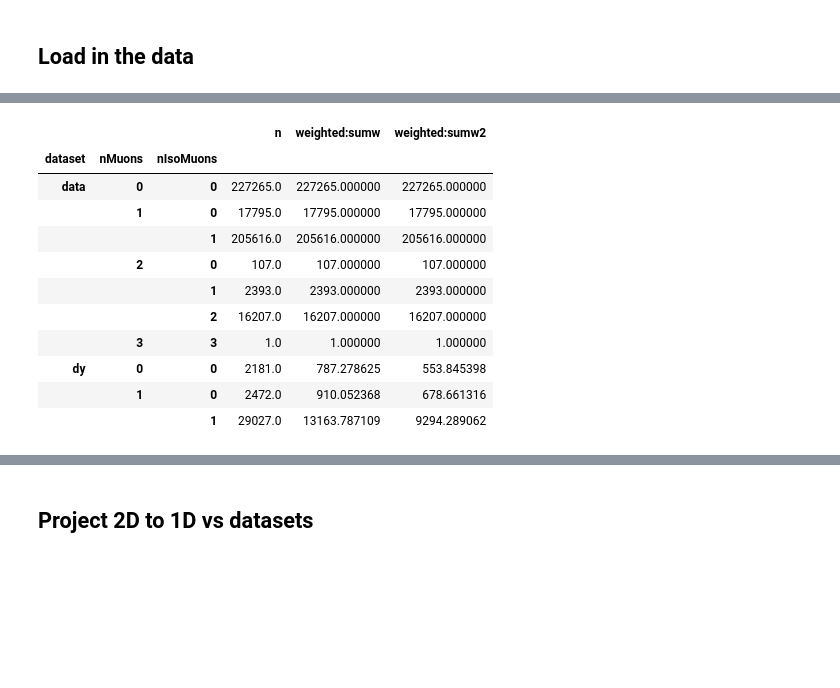
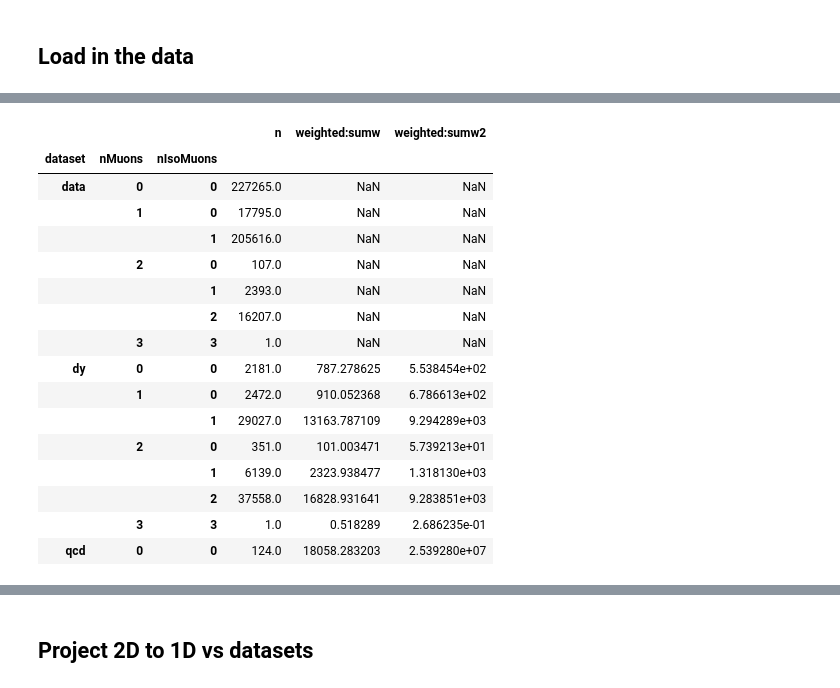
Before and after one commit to FAST-HEP/FAST_cms_public_tutorial, a Jupyter notebook: fast-plotter_plot_results.ipynb, the cells around one changed output, grey strips where cells are left out. Saved outputs shown, nothing was run; the diff lists cells and outputs as text; code cells hidden in the pictures; blank space fills up the shorter version.

```diff
--- a/fast-plotter_plot_results.ipynb
+++ b/fast-plotter_plot_results.ipynb
@@ -32,17 +27,21 @@ dy          1       0          2472.0    910.0523681640625       678.66131591796
 # %%
 muons = fst.read_binned_df("example_outputs/tbl_dataset.nMuons.nIsoMuons--weighted.csv")
-muons.fillna(method="ffill", axis="columns", inplace=True)
-muons.head(10)
+muons.head(15)
 # %% [output]
 |  |  |  | n | weighted:sumw | weighted:sumw2 |
 | dataset | nMuons | nIsoMuons |  |  |  |
-| data | 0 | 0 | 227265.0 | 227265.000000 | 227265.000000 |
-|  | 1 | 0 | 17795.0 | 17795.000000 | 17795.000000 |
-|  |  | 1 | 205616.0 | 205616.000000 | 205616.000000 |
-|  | 2 | 0 | 107.0 | 107.000000 | 107.000000 |
-|  |  | 1 | 2393.0 | 2393.000000 | 2393.000000 |
-|  |  | 2 | 16207.0 | 16207.000000 | 16207.000000 |
-|  | 3 | 3 | 1.0 | 1.000000 | 1.000000 |
-| dy | 0 | 0 | 2181.0 | 787.278625 | 553.845398 |
-|  | 1 | 0 | 2472.0 | 910.052368 | 678.661316 |
-|  |  | 1 | 29027.0 | 13163.787109 | 9294.289062 |
+| data | 0 | 0 | 227265.0 | NaN | NaN |
+|  | 1 | 0 | 17795.0 | NaN | NaN |
+|  |  | 1 | 205616.0 | NaN | NaN |
+|  | 2 | 0 | 107.0 | NaN | NaN |
+|  |  | 1 | 2393.0 | NaN | NaN |
+|  |  | 2 | 16207.0 | NaN | NaN |
+|  | 3 | 3 | 1.0 | NaN | NaN |
+| dy | 0 | 0 | 2181.0 | 787.278625 | 5.538454e+02 |
+|  | 1 | 0 | 2472.0 | 910.052368 | 6.786613e+02 |
+|  |  | 1 | 29027.0 | 13163.787109 | 9.294289e+03 |
+|  | 2 | 0 | 351.0 | 101.003471 | 5.739213e+01 |
+|  |  | 1 | 6139.0 | 2323.938477 | 1.318130e+03 |
+|  |  | 2 | 37558.0 | 16828.931641 | 9.283851e+03 |
+|  | 3 | 3 | 1.0 | 0.518289 | 2.686235e-01 |
+| qcd | 0 | 0 | 124.0 | 18058.283203 | 2.539280e+07 |
```
Also changed, not shown: parts of 9 cells of this notebook.
